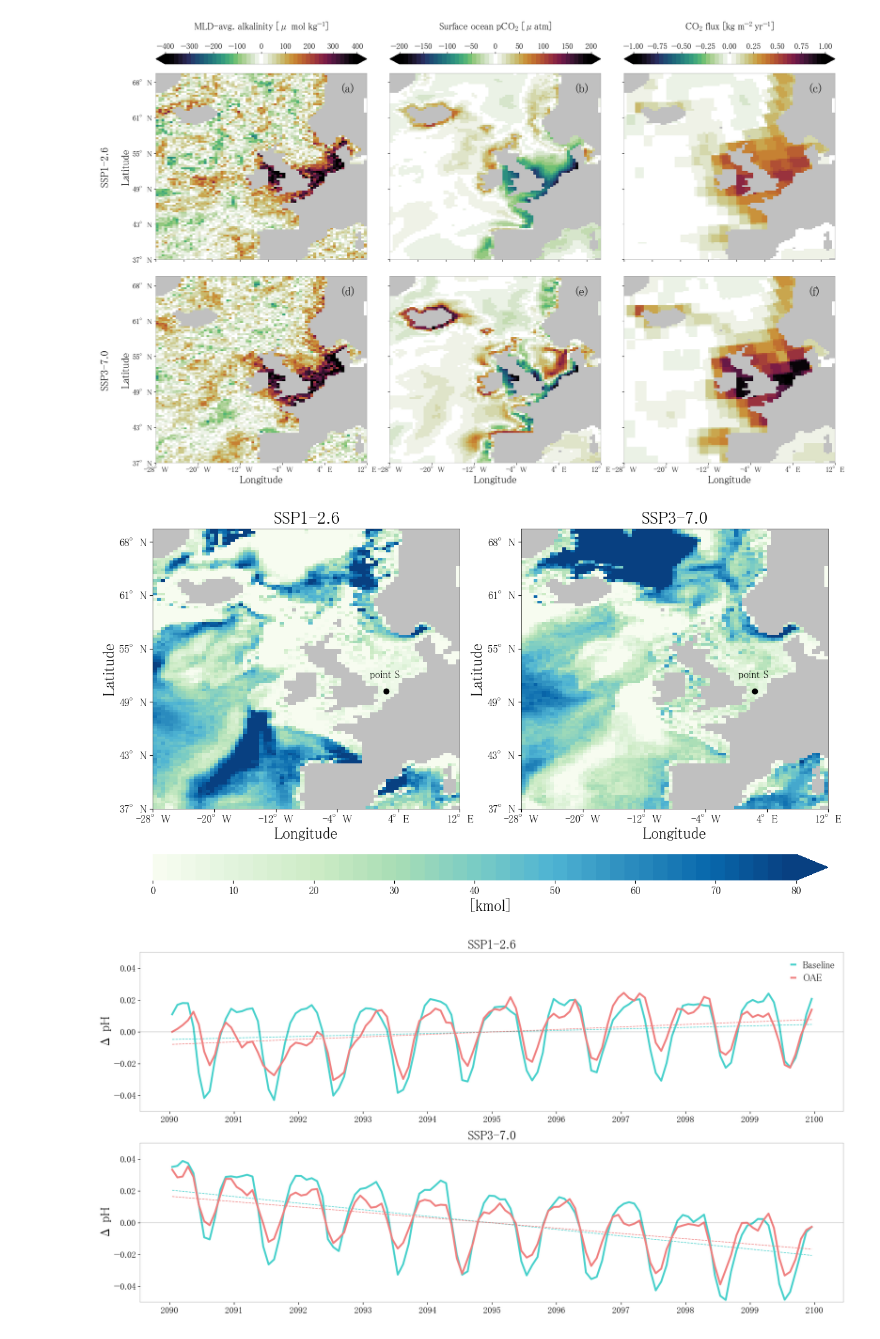
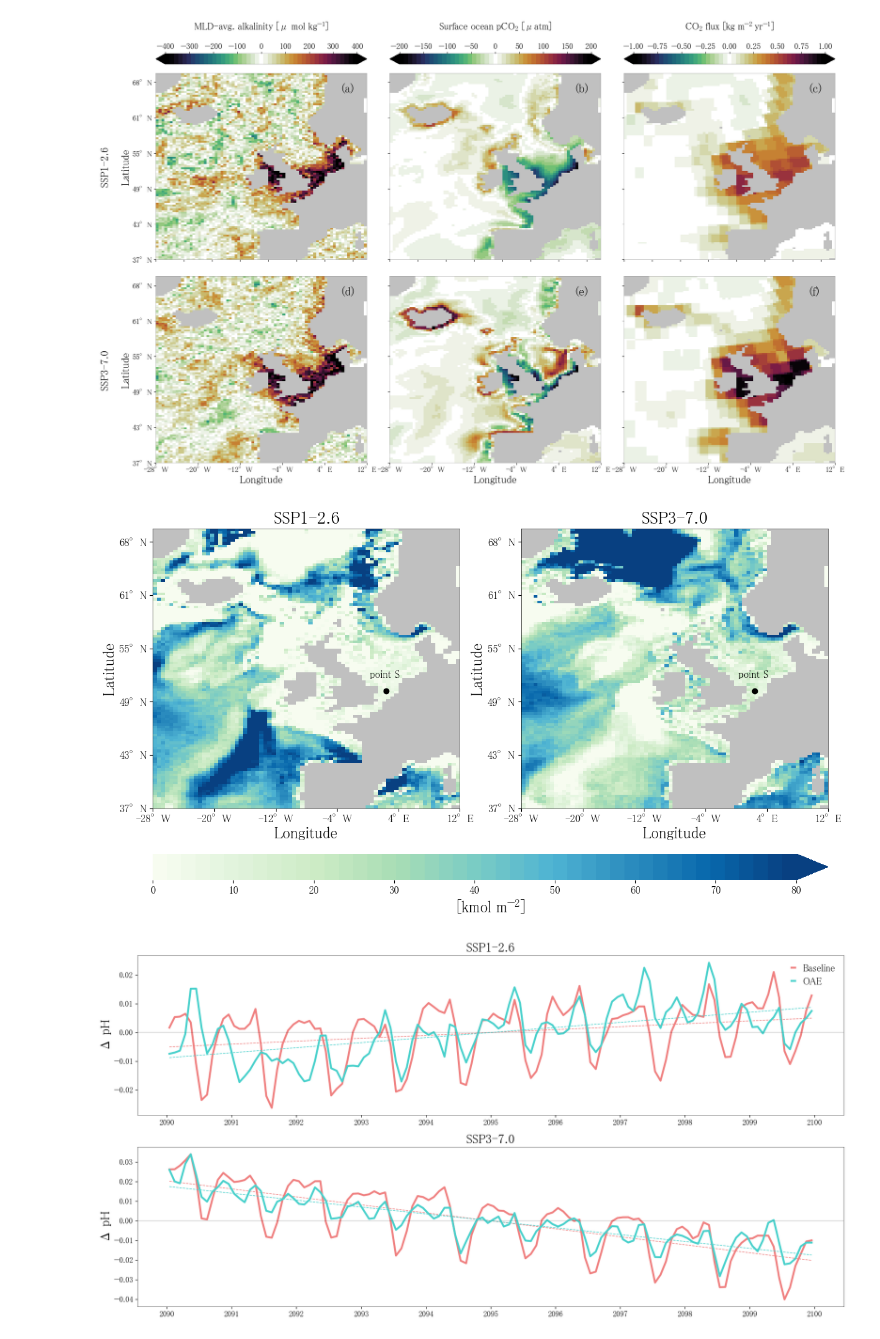
Before and after one commit to chiaraciscato/2026_ciscato_oae_seasonality, a Jupyter notebook: scripts/duplicate.ipynb, the cells around one changed output. Drawn from its saved outputs; the diff is of its cells as text; code cells hidden in the pictures.

```diff
--- a/scripts/duplicate.ipynb
+++ b/scripts/duplicate.ipynb
@@ -120,6 +108,13 @@ def slicing(data, mld, var):
         weighted_var = sum(layers_sum) / mld.somxl010
 
     return weighted_var
+# %%
+def lin_regr(data, var):
+    t = np.arange(len(data.time_counter))
+    y = data[var]
+    slope, intercept, r_value, p_value, std_err = linregress(t, y)
+    y_pred = intercept + slope * t
+    return y_pred
 # %%
 def fig_plot_map(data, var, ax, vmin, vmax, oae_index, base_index):
     # get the difference between oae and baseline over time, then compute the 10-year mean
@@ -234,10 +229,10 @@ def process_lineplot(var, filePath):
 
     return final_eu, final_point, map_amplitude, integral
 # %%
-# eu_alk, ps_alk, ampl_alk, alk_integral = process_lineplot('ALK', filePath)
-# eu_pco2, ps_pco2, ampl_pco2 , pco2_integral= process_lineplot('fco2', filePath)
-# eu_co2flux, ps_co2flux, ampl_co2flux, co2flux_integral = process_lineplot('co2flux', filePath)
-eu_dic, ps_dic, ampl_dic, dic_integral = process_lineplot('DIC', filePath)
+eu_alk, ps_alk, ampl_alk, alk_integral = process_lineplot('ALK', filePath)
+eu_pco2, ps_pco2, ampl_pco2 , pco2_integral= process_lineplot('fco2', filePath)
+eu_co2flux, ps_co2flux, ampl_co2flux, co2flux_integral = process_lineplot('co2flux', filePath)
+# eu_dic, ps_dic, ampl_dic, dic_integral = process_lineplot('DIC', filePath)
 # eu_ph, ps_ph, ampl_ph, ph_integral = process_lineplot('ph', filePath)
 # eu_mld, ps_mld, ampl_mld = process_lineplot('mld', filePath)
 # %%
@@ -290,10 +285,8 @@ for i in range(6):
 
     lineplot_vars(datasets[i], vars[i], ax1, ax2, ax3, ax4, labels, colors)
 
-patches = [mpatches.Circle((0.5, 0.5), 0.1, color=color, label=label) for label, color in zip(labels, colors)]
-
-handles, labels = zip(*[(p, p.get_label()) for p in patches])
-ax1.legend(handles=handles, labels=labels, frameon=False, handletextpad=0.01, handler_map={mpatches.Circle: HandlerEllipse()})
+    if i == 0:
+            ax1.legend(labels=labels, loc='best', frameon=False, handlelength=.4)
 
 for i, ax in enumerate(axes):
     ax.tick_params(axis='both', which='major', labelsize=s)
@@ -325,7 +318,7 @@ row_titles = ['European Avg.', 'Point S Avg.']
 for i, title in enumerate(row_titles):
     fig.text(0.07, 0.81 - i * 0.13,title, ha='left', fontsize=l, rotation=90)
 
-# plt.savefig('/Users/chiaraciscato/Desktop/GEOMAR/2024_ciscato_oae_seasonality/out/lineplot.png', transparent=True)
+plt.savefig('/Users/chiaraciscato/Desktop/GEOMAR/2024_ciscato_oae_seasonality/out/lineplot.png', transparent=True)
 
 pass
 # %% [output]
@@ -427,7 +420,7 @@ for location in ['left', 'bottom', 'right', 'top']:
         ax.spines[location].set_linewidth(0.4)
 
 cbar = fig.colorbar(im, ax=[ax1,ax2], aspect=25, pad=0.12, location='bottom', extend='max')
-cbar.set_label(r'[kmol]', fontsize=m)
+cbar.set_label(r'[kmol $\mathregular{m^{-2}}$]', fontsize=m)
 cbar.ax.set_frame_on(False)
 
 ax1.set_title('SSP1-2.6')
@@ -442,7 +435,7 @@ pass
 
 plt.savefig('/Users/chiaraciscato/Desktop/GEOMAR/2024_ciscato_oae_seasonality/out/DICintegral.png', transparent=True)
 # %% [output]
-[figure, old version]
+[figure, new version]
 # %%
 var = 'ph'
 
@@ -456,47 +449,43 @@ ph_final = {}
 
 for scenario, dataset in var_datasets.items():
     dataset = dataset.where(dataset)
-    dataset = space_weight(dataset, var)
+    dataset = geo_weight(dataset, var)
     ph_mean = dataset.groupby('time_counter.year').mean('time_counter').mean('year')
     ph_cng_final = dataset - ph_mean
     ph_final[scenario] = ph_cng_final
 # %%
 fig, (ax1, ax2) = plt.subplots(2, 1, figsize=(20,10))
 
-# Define color mapping by scenario name
 color_map = {
-    'Baseline': 'mediumturquoise',
-    'OAE': 'lightcoral',
+    'Baseline': 'lightcoral',
+    'OAE': 'mediumturquoise',
 }
-
+s=12
 linestyle = 'dashed'
 
 for scen, data in ph_final.items():
-    # Choose label and color based on scenario name
     label = 'Baseline' if 'base' in scen else 'OAE'
     color = color_map[label]
-    trend_color = trend_color_map[label]
 
-    # Choose the correct axis
     ax = ax1 if '26' in scen else ax2
 
-    # Main line
     ax.plot(data.time_counter, data[var], label=label, linewidth=3, color=color)
 
-    # Trend line
     regr = lin_regr(data, var)
     ax.plot(data.time_counter, regr, linewidth=1, linestyle=linestyle, color=color)
 
     ax.axhline(0, color='black', linewidth=.1)
-    ax.set_ylim(-.05, .05)
+    ax.set_ylim(-.045, .045)
     ax.set_ylabel('Δ pH')
 
     ax.tick_params(axis='both', which='major', labelsize=s)
+    for location in ['left', 'bottom', 'right', 'top']:
+        ax.spines[location].set_linewidth(0.4)
 
 ax1.legend(frameon=False, handlelength=.4)
 ax1.set_title('SSP1-2.6')
 ax2.set_title('SSP3-7.0')
 
 plt.savefig('/Users/chiaraciscato/Desktop/GEOMAR/2024_ciscato_oae_seasonality/out/phcycle.png', transparent=True)
 # %% [output]
-[figure, old version]
+[figure, new version]
```
Also changed, not shown: parts of 6 cells of this notebook, 3 other files.
